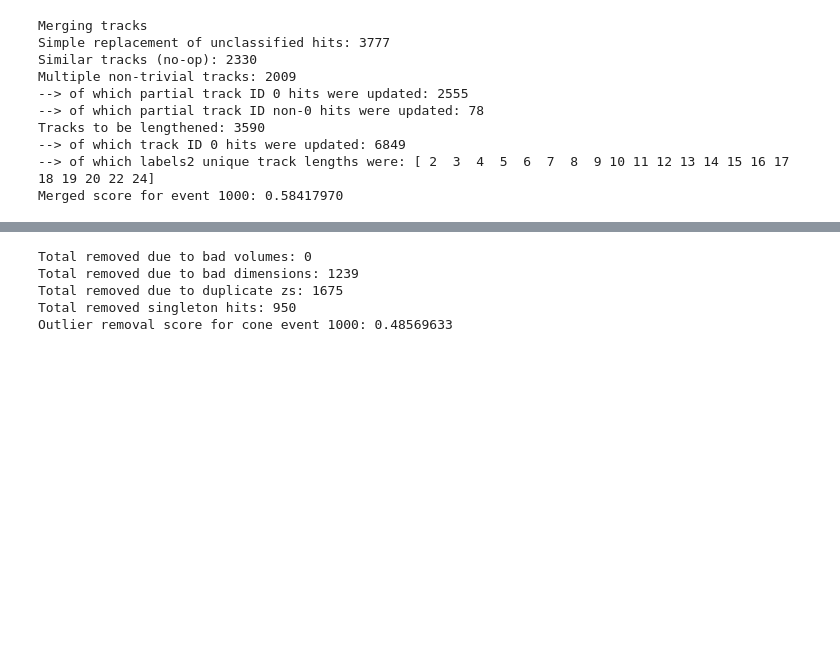
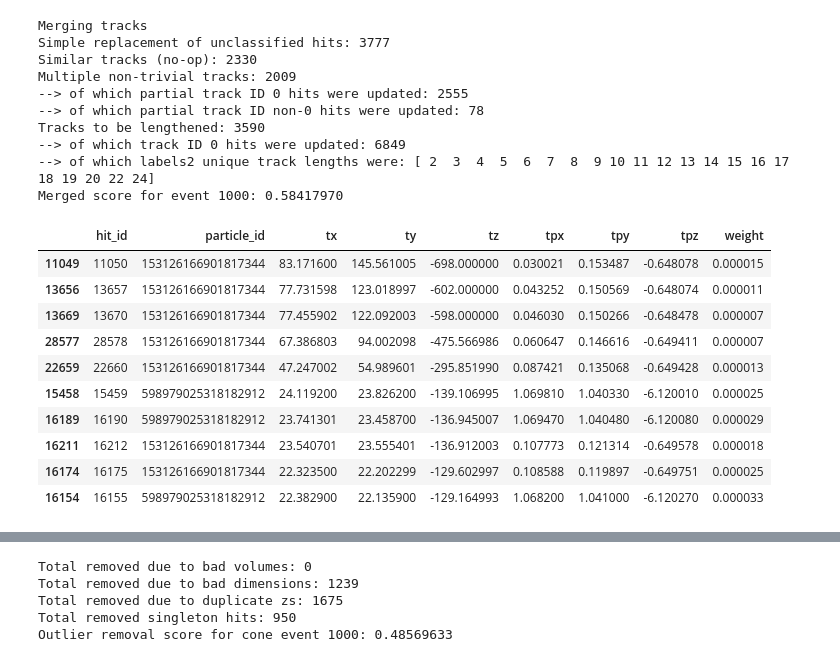
Before and after one commit to nicolefinnie/kaggle-trackml, a Jupyter notebook: src/notebooks/EDA/test_merge.ipynb, the cells around one changed output, grey strips where cells are left out. Drawn from its saved outputs; the diff is of its cells as text; code cells hidden in the pictures; blank space fills up the shorter version.

```diff
--- a/src/notebooks/EDA/test_merge.ipynb
+++ b/src/notebooks/EDA/test_merge.ipynb
@@ -665,3 +665,21 @@ def remove_outliers(labels, hits, aggressive=False, print_counts=True):
         print('Total removed singleton hits: ' + str(count_singletons))
 
     return labels
+# %%
+# Play around with the track number to find a track that contains multiple particles
+hhh_ix = np.where(labels_helix == 12)
+hhh_t = truth.loc[hhh_ix]
+hhh_t = hhh_t.sort_values('tz')
+hhh_t
+# %% [output]
+|  | hit_id | particle_id | tx | ty | tz | tpx | tpy | tpz | weight |
+| 11049 | 11050 | 153126166901817344 | 83.171600 | 145.561005 | -698.000000 | 0.030021 | 0.153487 | -0.648078 | 0.000015 |
+| 13656 | 13657 | 153126166901817344 | 77.731598 | 123.018997 | -602.000000 | 0.043252 | 0.150569 | -0.648074 | 0.000011 |
+| 13669 | 13670 | 153126166901817344 | 77.455902 | 122.092003 | -598.000000 | 0.046030 | 0.150266 | -0.648478 | 0.000007 |
+| 28577 | 28578 | 153126166901817344 | 67.386803 | 94.002098 | -475.566986 | 0.060647 | 0.146616 | -0.649411 | 0.000007 |
+| 22659 | 22660 | 153126166901817344 | 47.247002 | 54.989601 | -295.851990 | 0.087421 | 0.135068 | -0.649428 | 0.000013 |
+| 15458 | 15459 | 598979025318182912 | 24.119200 | 23.826200 | -139.106995 | 1.069810 | 1.040330 | -6.120010 | 0.000025 |
+| 16189 | 16190 | 598979025318182912 | 23.741301 | 23.458700 | -136.945007 | 1.069470 | 1.040480 | -6.120080 | 0.000029 |
+| 16211 | 16212 | 153126166901817344 | 23.540701 | 23.555401 | -136.912003 | 0.107773 | 0.121314 | -0.649578 | 0.000018 |
+| 16174 | 16175 | 153126166901817344 | 22.323500 | 22.202299 | -129.602997 | 0.108588 | 0.119897 | -0.649751 | 0.000025 |
+| 16154 | 16155 | 598979025318182912 | 22.382900 | 22.135900 | -129.164993 | 1.068200 | 1.041000 | -6.120270 | 0.000033 |
```
Also changed, not shown: parts of 2 cells of this notebook.
